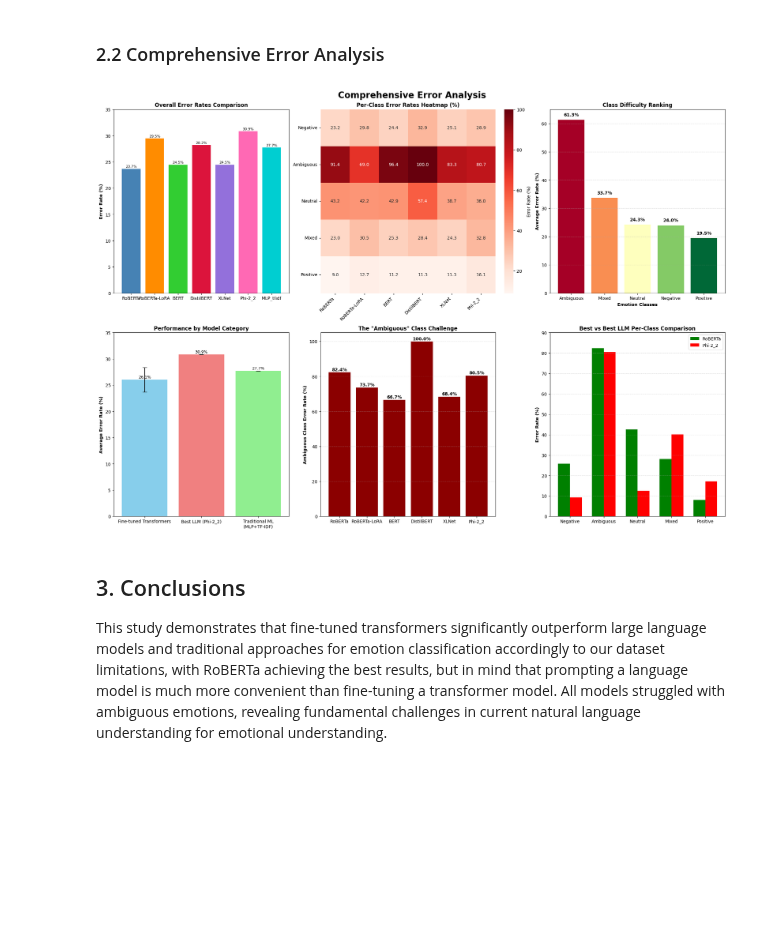
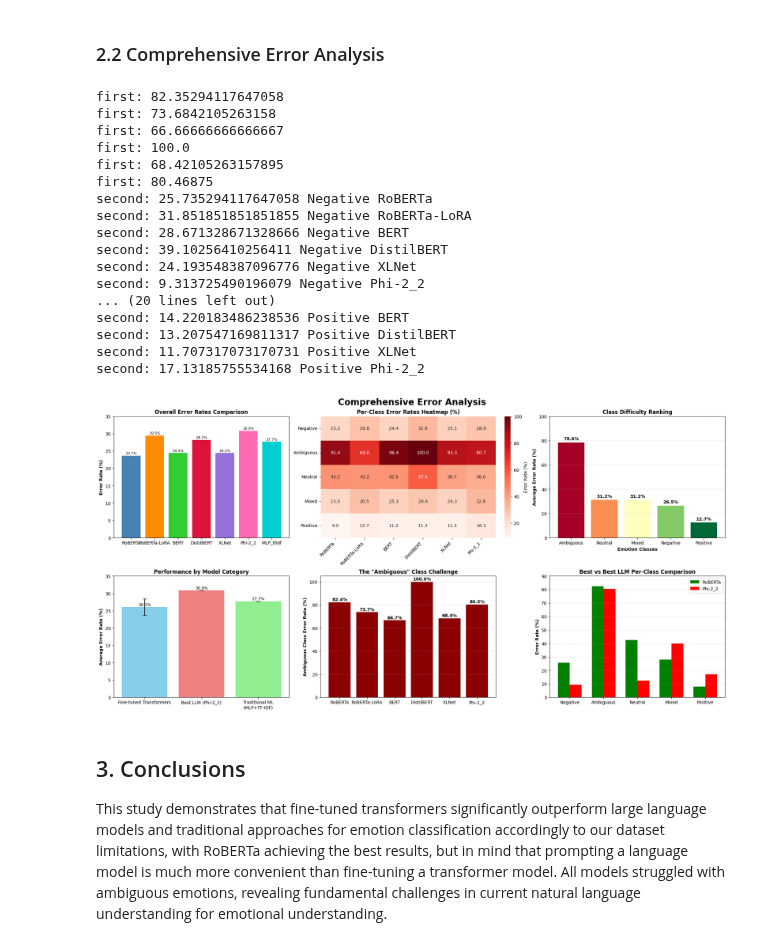
Before and after one commit to franciscoribeiro2003/Emotion_Classifier, a Jupyter notebook: notebooks/06-project-result-comparison.ipynb, the cells around one changed output. Saved outputs shown, nothing was run; the diff lists cells and outputs as text; code cells hidden in the pictures; blank space fills up the shorter version.

```diff
--- a/notebooks/06-project-result-comparison.ipynb
+++ b/notebooks/06-project-result-comparison.ipynb
@@ -376,7 +376,7 @@ import numpy as np
 from matplotlib import cm
 
 # Setup 3x3 grid
-fig, axes = plt.subplots(2, 3, figsize=(20, 14), constrained_layout=True)
+fig, axes = plt.subplots(2, 3, figsize=(20, 10), constrained_layout=True)
 fig.suptitle('Comprehensive Error Analysis', fontsize=20, fontweight='bold')
 
 # Plot 1: Overall Error Rates Comparison
@@ -450,6 +450,7 @@ for m in target_models:
     if 'Ambiguous' in model_results[m]:
         acc = model_results[m]['Ambiguous']['precision']
         ambiguous_error_rates[m] = 100 * (1 - acc)
+        print(f"first: {100 * (1 - acc)}")
 
 models = list(ambiguous_error_rates.keys())
 values = list(ambiguous_error_rates.values())
@@ -469,10 +470,11 @@ classes = list(label_mapping.keys())
 avg_class_errors = []
 for c in classes:
     class_errors = []
-    for m in model_results:
+    for m in target_models:
         if c in model_results[m]:
             acc = model_results[m][c]['precision']
             class_errors.append(100 * (1 - acc))
+            #print(f"second: {100 * (1 - acc)} {c} {m}")
     avg_class_errors.append(np.mean(class_errors))
 
 class_error_data = sorted(zip(classes, avg_class_errors), key=lambda x: x[1], reverse=True)
@@ -484,36 +486,53 @@ bars = ax5.bar(sorted_classes, sorted_errors, color=colors)
 ax5.set_title('Class Difficulty Ranking', fontweight='bold')
 ax5.set_ylabel('Average Error Rate (%)', fontweight='bold')
 ax5.set_xlabel('Emotion Classes', fontweight='bold')
-ax5.set_ylim(0, 65)
+ax5.set_ylim(0, 100)
 ax5.grid(axis='y', linestyle='--', alpha=0.4)
 for bar in bars:
     height = bar.get_height()
     ax5.text(bar.get_x() + bar.get_width()/2., height + 1, f'{height:.1f}%',
              ha='center', va='bottom', fontweight='bold')
 
 # Plot 6: Best vs Best LLM Per-Class Comparison
 ax6 = axes[1, 2]
 model_1 = 'RoBERTa'
 model_2 = 'Phi-2_2'
 errors_1 = [100 * (1 - model_results[model_1][c]['precision']) for c in classes]
 errors_2 = [100 * (1 - model_results[model_2][c]['precision']) for c in classes]
 
 x = np.arange(len(classes))
 width = 0.35
 bar1 = ax6.bar(x - width/2, errors_1, width, label=model_1, color='green')
 bar2 = ax6.bar(x + width/2, errors_2, width, label=model_2, color='red')
 
 ax6.set_ylabel('Error Rate (%)', fontweight='bold')
 ax6.set_title('Best vs Best LLM Per-Class Comparison', fontweight='bold')
 ax6.set_xticks(x)
 ax6.set_xticklabels(classes)
 ax6.set_ylim(0, 90)
 ax6.legend()
 ax6.grid(axis='y', linestyle='--', alpha=0.4)
 
 plt.show()
 # %% [output]
+first: 82.35294117647058
+first: 73.6842105263158
+first: 66.66666666666667
+first: 100.0
+first: 68.42105263157895
+first: 80.46875
+second: 25.735294117647058 Negative RoBERTa
+second: 31.851851851851855 Negative RoBERTa-LoRA
+second: 28.671328671328666 Negative BERT
+second: 39.10256410256411 Negative DistilBERT
+second: 24.193548387096776 Negative XLNet
+second: 9.313725490196079 Negative Phi-2_2
+... (20 lines left out)
+second: 14.220183486238536 Positive BERT
+second: 13.207547169811317 Positive DistilBERT
+second: 11.707317073170731 Positive XLNet
+second: 17.13185755534168 Positive Phi-2_2
-[figure, old version]
+[figure, new version]
 # %% [markdown]
 ## 3. Conclusions
 
```
